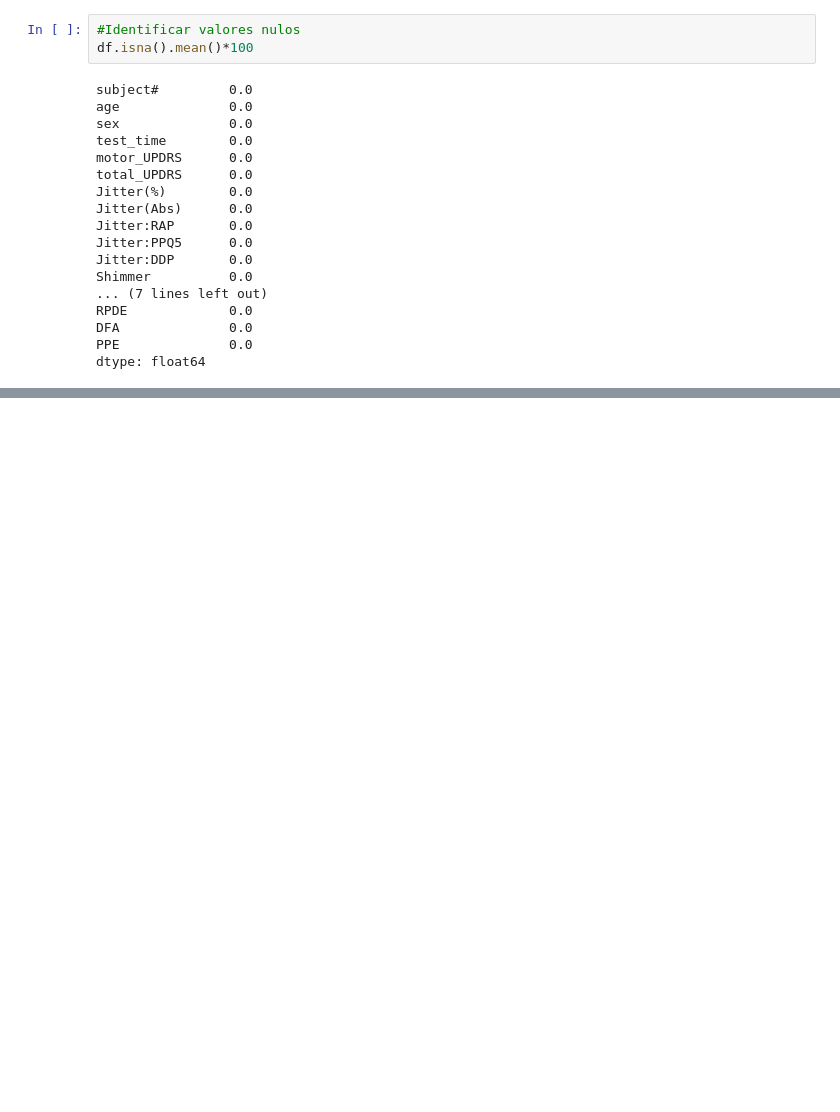
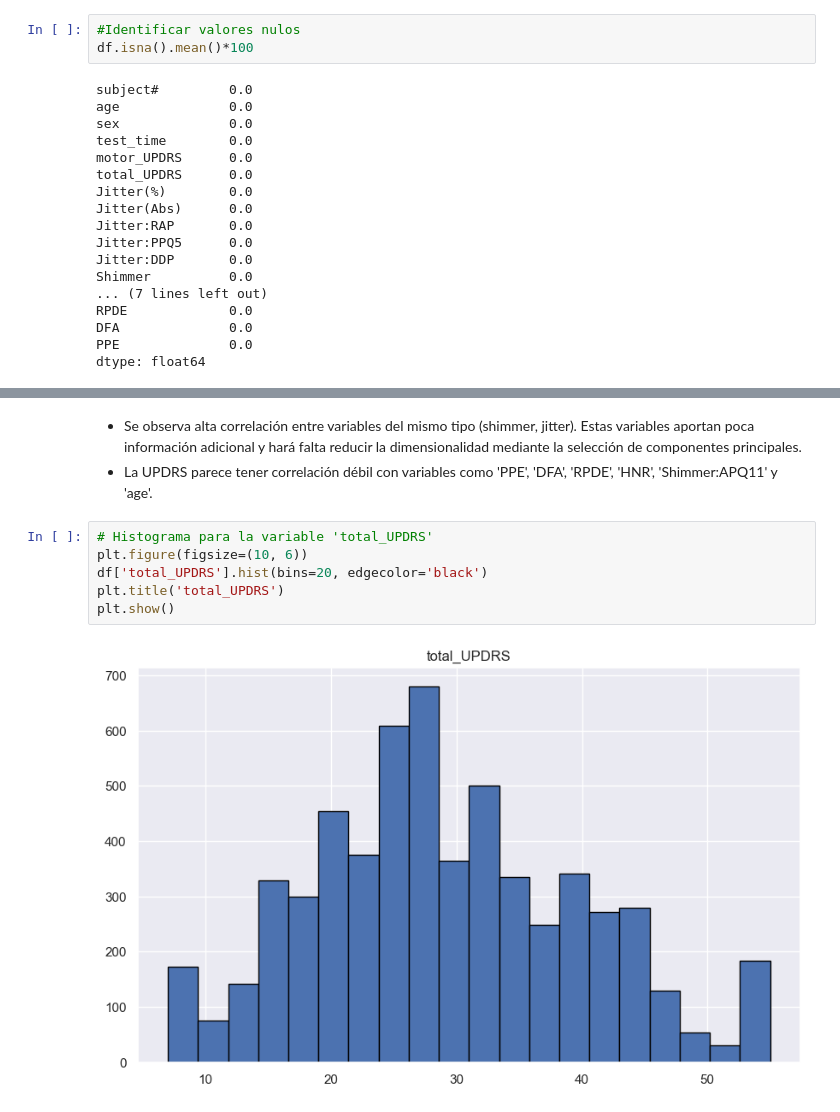
Before and after one commit to ana-vela7/MLOPs, a Jupyter notebook: manipulacion_datos.ipynb, the cells around one changed output, grey strips where cells are left out. Drawn from its saved outputs; the diff is of its cells as text; blank space fills up the shorter version.

```diff
--- a/manipulacion_datos.ipynb
+++ b/manipulacion_datos.ipynb
@@ -76,0 +89,11 @@ dtype: float64
+# %% [markdown]
+- Se observa alta correlación entre variables del mismo tipo (shimmer, jitter). Estas variables aportan poca información adicional y hará falta reducir la dimensionalidad mediante la selección de componentes principales.
+- La UPDRS parece tener correlación débil con variables como 'PPE', 'DFA', 'RPDE', 'HNR', 'Shimmer:APQ11' y 'age'.
+# %%
+# Histograma para la variable 'total_UPDRS'
+plt.figure(figsize=(10, 6))
+df['total_UPDRS'].hist(bins=20, edgecolor='black')
+plt.title('total_UPDRS')
+plt.show()
+# %% [output]
+[figure, added]
```
Also changed, not shown: parts of 6 cells of this notebook.
